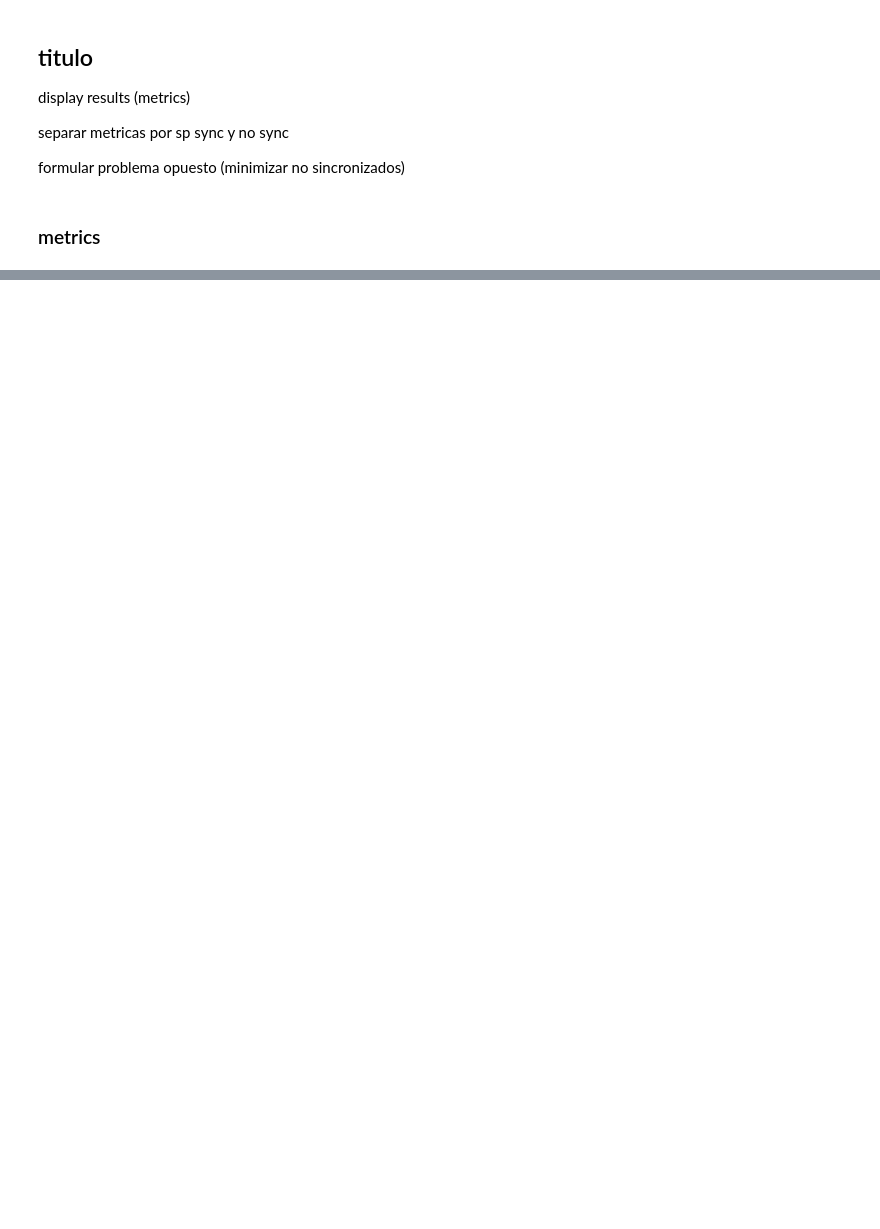
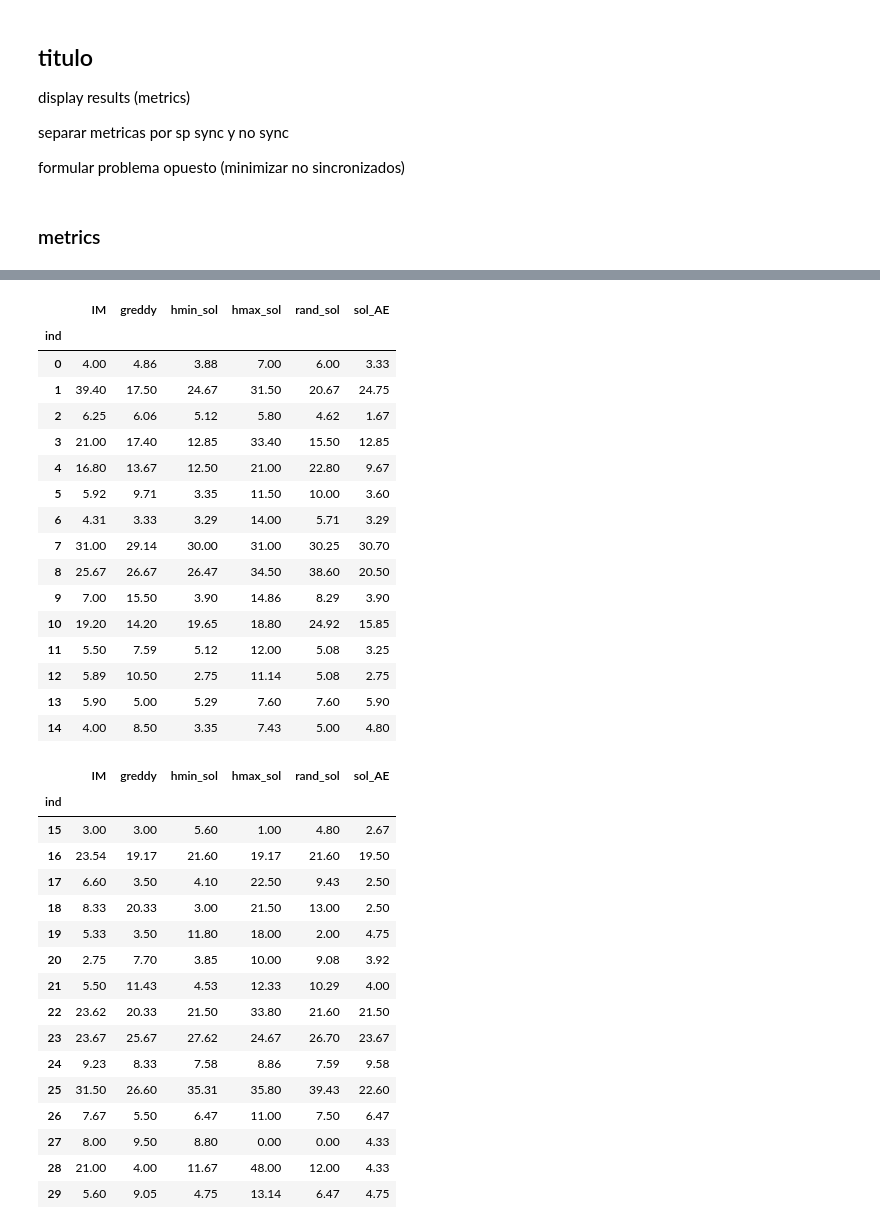
Before and after one commit to jonathan-murana/bus-generator, a Jupyter notebook: bus.ipynb, the cells around one changed output, grey strips where cells are left out. Saved outputs shown, nothing was run; the diff lists cells and outputs as text; code cells hidden in the pictures; blank space fills up the shorter version.

```diff
--- a/bus.ipynb
+++ b/bus.ipynb
@@ -1516,3 +1752,41 @@ results.sort_values('scenario')[['greedy_fitness_3','greedy_#trips']]
+# %%
+display(fd1)
+display(fd2)
+# %% [output]
+|  | IM | greddy | hmin_sol | hmax_sol | rand_sol | sol_AE |
+| ind |  |  |  |  |  |  |
+| 0 | 4.00 | 4.86 | 3.88 | 7.00 | 6.00 | 3.33 |
+| 1 | 39.40 | 17.50 | 24.67 | 31.50 | 20.67 | 24.75 |
+| 2 | 6.25 | 6.06 | 5.12 | 5.80 | 4.62 | 1.67 |
+| 3 | 21.00 | 17.40 | 12.85 | 33.40 | 15.50 | 12.85 |
+| 4 | 16.80 | 13.67 | 12.50 | 21.00 | 22.80 | 9.67 |
+| 5 | 5.92 | 9.71 | 3.35 | 11.50 | 10.00 | 3.60 |
+| 6 | 4.31 | 3.33 | 3.29 | 14.00 | 5.71 | 3.29 |
+| 7 | 31.00 | 29.14 | 30.00 | 31.00 | 30.25 | 30.70 |
+| 8 | 25.67 | 26.67 | 26.47 | 34.50 | 38.60 | 20.50 |
+| 9 | 7.00 | 15.50 | 3.90 | 14.86 | 8.29 | 3.90 |
+| 10 | 19.20 | 14.20 | 19.65 | 18.80 | 24.92 | 15.85 |
+| 11 | 5.50 | 7.59 | 5.12 | 12.00 | 5.08 | 3.25 |
+| 12 | 5.89 | 10.50 | 2.75 | 11.14 | 5.08 | 2.75 |
+| 13 | 5.90 | 5.00 | 5.29 | 7.60 | 7.60 | 5.90 |
+| 14 | 4.00 | 8.50 | 3.35 | 7.43 | 5.00 | 4.80 |
+|  | IM | greddy | hmin_sol | hmax_sol | rand_sol | sol_AE |
+| ind |  |  |  |  |  |  |
+| 15 | 3.00 | 3.00 | 5.60 | 1.00 | 4.80 | 2.67 |
+| 16 | 23.54 | 19.17 | 21.60 | 19.17 | 21.60 | 19.50 |
+| 17 | 6.60 | 3.50 | 4.10 | 22.50 | 9.43 | 2.50 |
+| 18 | 8.33 | 20.33 | 3.00 | 21.50 | 13.00 | 2.50 |
+| 19 | 5.33 | 3.50 | 11.80 | 18.00 | 2.00 | 4.75 |
+| 20 | 2.75 | 7.70 | 3.85 | 10.00 | 9.08 | 3.92 |
+| 21 | 5.50 | 11.43 | 4.53 | 12.33 | 10.29 | 4.00 |
+| 22 | 23.62 | 20.33 | 21.50 | 33.80 | 21.60 | 21.50 |
+| 23 | 23.67 | 25.67 | 27.62 | 24.67 | 26.70 | 23.67 |
+| 24 | 9.23 | 8.33 | 7.58 | 8.86 | 7.59 | 9.58 |
+| 25 | 31.50 | 26.60 | 35.31 | 35.80 | 39.43 | 22.60 |
+| 26 | 7.67 | 5.50 | 6.47 | 11.00 | 7.50 | 6.47 |
+| 27 | 8.00 | 9.50 | 8.80 | 0.00 | 0.00 | 4.33 |
+| 28 | 21.00 | 4.00 | 11.67 | 48.00 | 12.00 | 4.33 |
+| 29 | 5.60 | 9.05 | 4.75 | 13.14 | 6.47 | 4.75 |
 # %%
 #SCENARIO = scenario_array[10]
 
```
Also changed, not shown: parts of 11 cells of this notebook.
